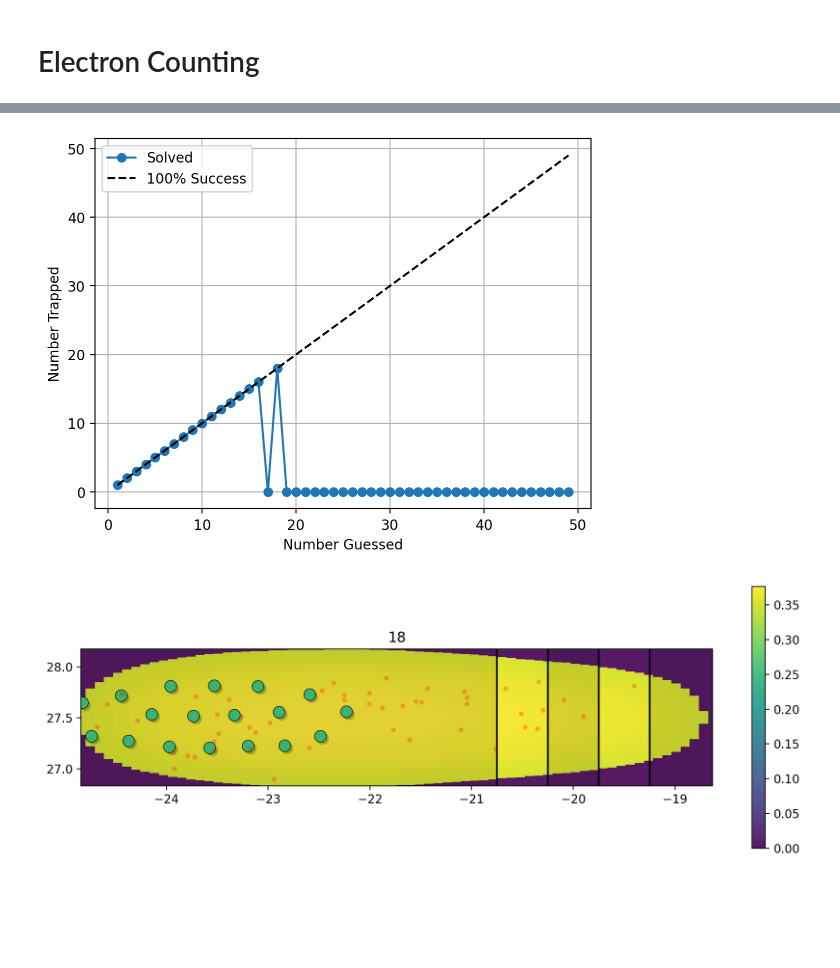
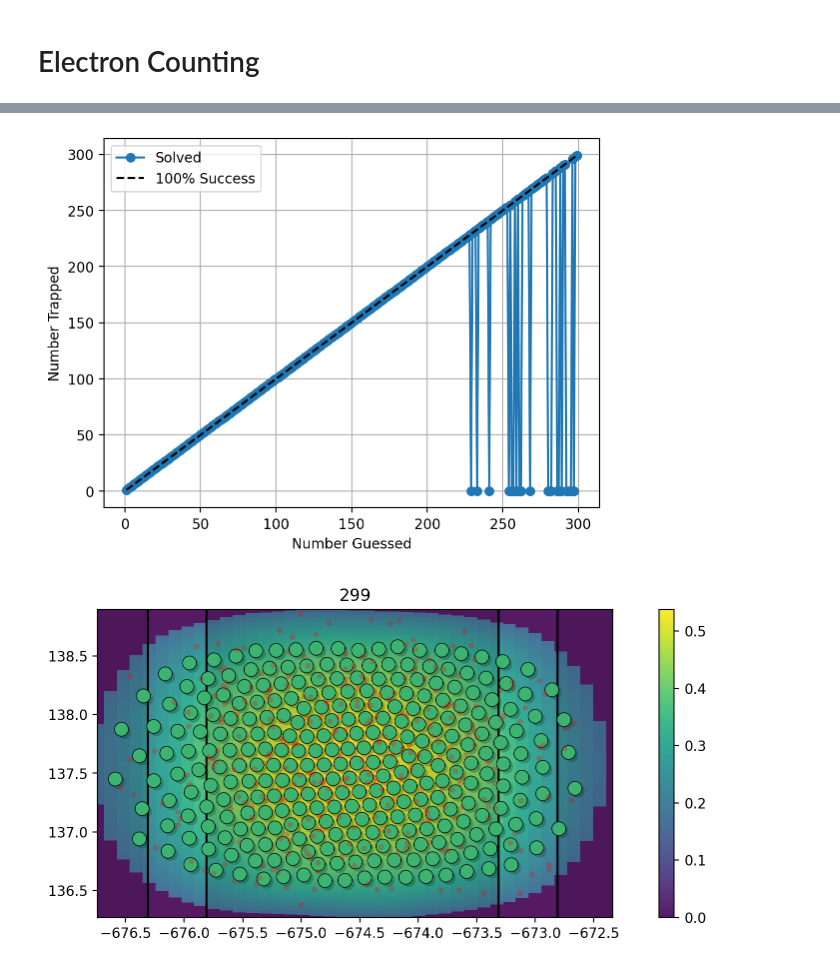
Before and after one commit to eelyon/LyonLabCodebase, a Jupyter notebook: femSims/SandiaCCD/FEMAnalysis.ipynb, the cells around one changed output, grey strips where cells are left out. Drawn from its saved outputs; the diff is of its cells as text; code cells hidden in the pictures; blank space fills up the shorter version.

```diff
--- a/femSims/SandiaCCD/FEMAnalysis.ipynb
+++ b/femSims/SandiaCCD/FEMAnalysis.ipynb
@@ -26,8 +26,8 @@ file.import2zhk("TOP")
 device = Structure()
 device.add_layer('bottom',file.geometries['L22'])
 device.add_layer('top',file.geometries['L28'])
-device.add_layer('wafer',box(-810,70,-655,-100))
-device = device.crop_all(box(-695,-5,-662,-30))
+device.add_layer('wafer',box(-810,60,-655,225))
+device = device.crop_all(box(-695,125,-662,150))
 device.quickplot({'wafer':YELLOW2,'bottom':BLUE,'top':GRAY,'anchors':BLUE})
 plt.show()
 
@@ -339,22 +299,19 @@ voltages['Twiddle'] = 0
 #     If too small, the solver may become unstable, but if too large, it may not fit the right amount of electrons in the dot area. It may require some tuning.
 # xBuffer and yBuffer (in um) give gome extra space for the solver.
 #     It will crop the potential to the dot area, but for stability reasons, you may want to have some area outside the dot when solving the electron positions.
-ePotential= -.45
-xStart,xEnd = -28,-15
+ePotential= -0.163
+xStart,xEnd = -677,-669
 epsilon = 0.01
-xBuffer,yBuffer=3,3
+xBuffer,yBuffer=1,1
 
 voltages = {
-    'Sense2':-1,
-    'Guard2':-1,
-    'Twiddle':0,
-    'Guard1':-1,
-    'Sense1':0,
-    'Dr3':-1,
-    'Dr2':-1,
-    'Dr1':-1,
-    'Via1':0,
-    'Via2':0,
+    'CCD3':-0.7,
+    'CCD2':-0.7,
+    'CCD1':-0.7,
+    'DR3':-0.7,
+    'DR2':0.8,
+    'Dr1':-0.7,
+    'Reservoir':0,
     'TopMetal':-0.7,
 }
 
@@ -388,5 +343,5 @@ plot_gates_potential(xCrop,yCrop,zCrop)
 # %%
-Ns = range(1,50)
+Ns = range(1,300)
 maxTries = 20
 epsilon = 0.005
 
@@ -413,34 +368,34 @@ for N in Ns:
         res = f.get_electron_positions(n_electrons=N, electron_initial_positions=init_condition, verbose=False,suppress_warnings=True)
         Nfound = f.count_electrons_in_dot(res['x'], trap_bounds_x=(bounds[0]*1e-6, bounds[1]*1e-6), trap_bounds_y=(bounds[2]*1e-6, bounds[3]*1e-6))
         tries+=1
 
     # Record the number of electrons fit if successful
     if Nfound == N:
         counts.append(N)
         resMax = res
         NMax = N
     else:
         counts.append(0)
 
 # With the voltages I used, it seems like ~ 30-35 electrons can fit in the dot area
 plt.plot(Ns,counts,'o-',label='Solved')
 plt.plot(Ns,Ns,'k--',label='100% Success')
 plt.ylabel('Number Trapped')
 plt.xlabel('Number Guessed')
 plt.legend()
 plt.grid()
 plt.show()
 
 plot_gates_potential(xCrop,yCrop,dotCrop)
 plt.xlim(bounds[0],bounds[1])
 plt.ylim(bounds[2],bounds[3])
 f.plot_electron_positions(resMax, ax=plt.gca())
 init_x, init_y = r2xy(init_condition)
 plt.plot(init_x * 1e6, init_y * 1e6, '.r',alpha=.2)
 plt.title(NMax)
 plt.show()
 # %% [output]
-[figure, old version]
+[figure, new version]
-[figure, old version]
+[figure, new version]
 # %%
 # Another cell to just try a singular N Value, can play with maxTries and epsilon
```
Also changed, not shown: parts of 12 cells of this notebook, 1 other file.
